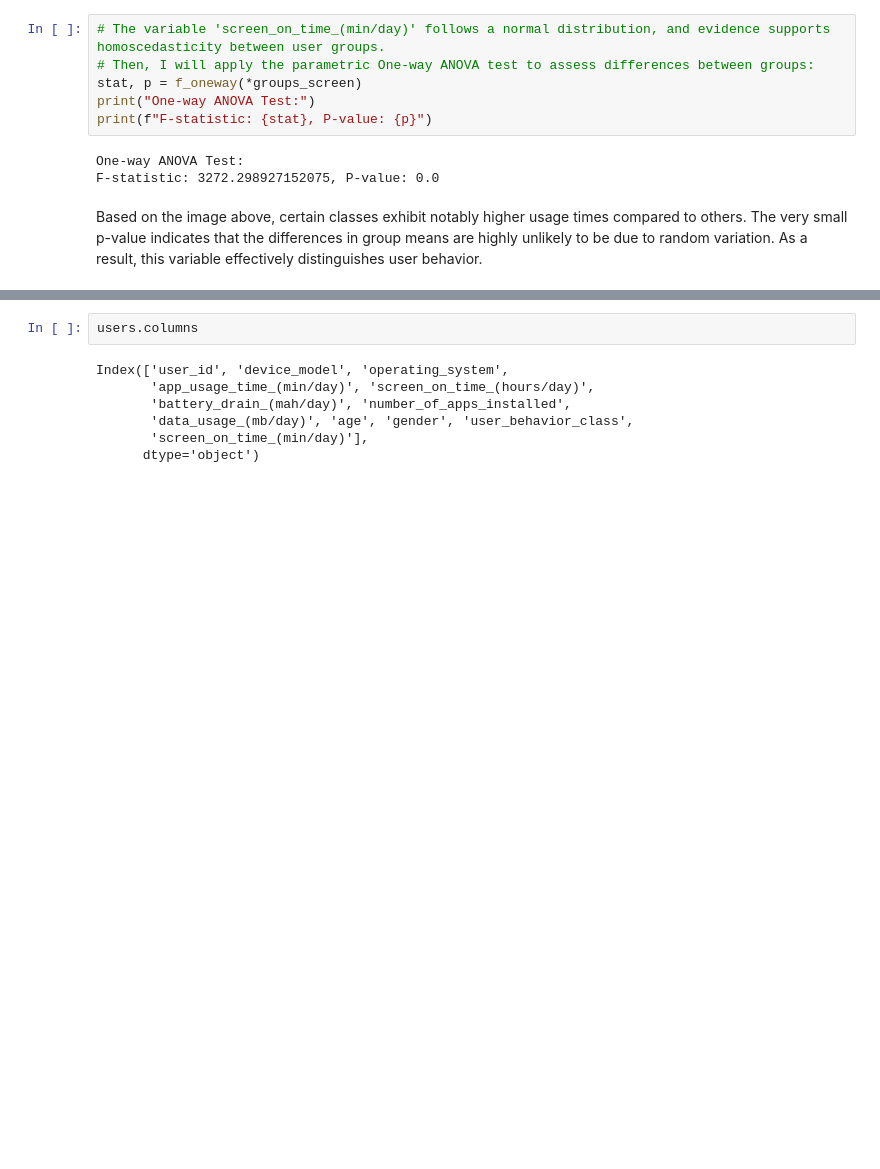
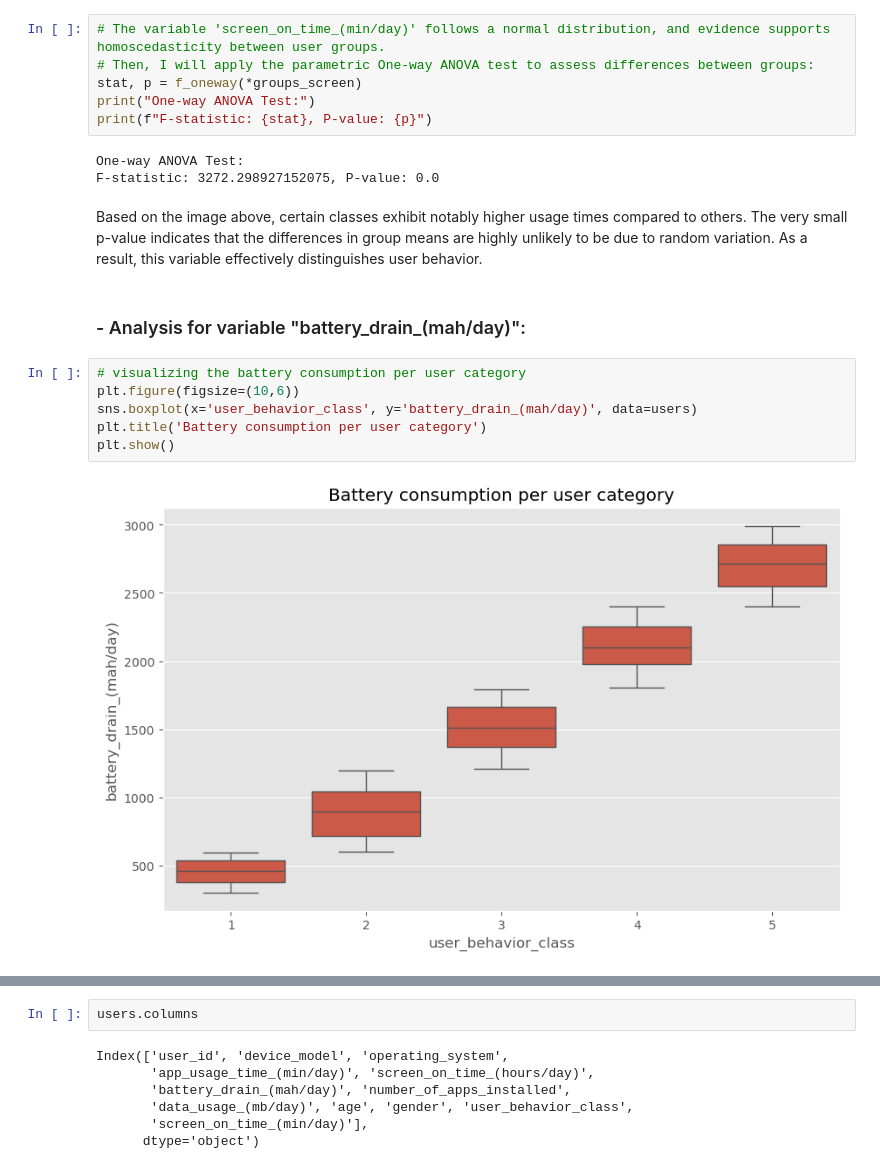
Before and after one commit to bizzaccelerator/classification_of_consumer_behaviour, a Jupyter notebook: notebook.ipynb, the cells around one changed output, grey strips where cells are left out. Saved outputs shown, nothing was run; the diff lists cells and outputs as text; blank space fills up the shorter version.

```diff
--- a/notebook.ipynb
+++ b/notebook.ipynb
@@ -454,3 +454,13 @@ One-way ANOVA Test:
 F-statistic: 3272.298927152075, P-value: 0.0
 # %% [markdown]
 Based on the image above, certain classes exhibit notably higher usage times compared to others. The very small p-value indicates that the differences in group means are highly unlikely to be due to random variation. As a result, this variable effectively distinguishes user behavior.
+# %% [markdown]
+### - Analysis for variable "battery_drain_(mah/day)":
+# %%
+# visualizing the battery consumption per user category
+plt.figure(figsize=(10,6))
+sns.boxplot(x='user_behavior_class', y='battery_drain_(mah/day)', data=users)
+plt.title('Battery consumption per user category')
+plt.show()
+# %% [output]
+[figure, added]
```
Also changed, not shown: parts of 17 cells of this notebook.
